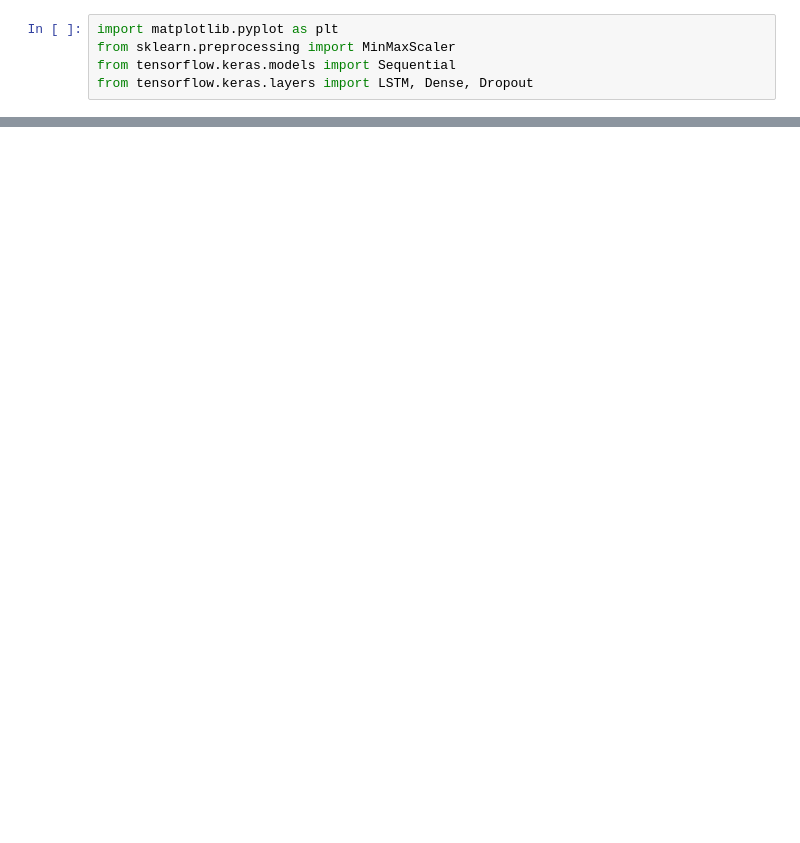
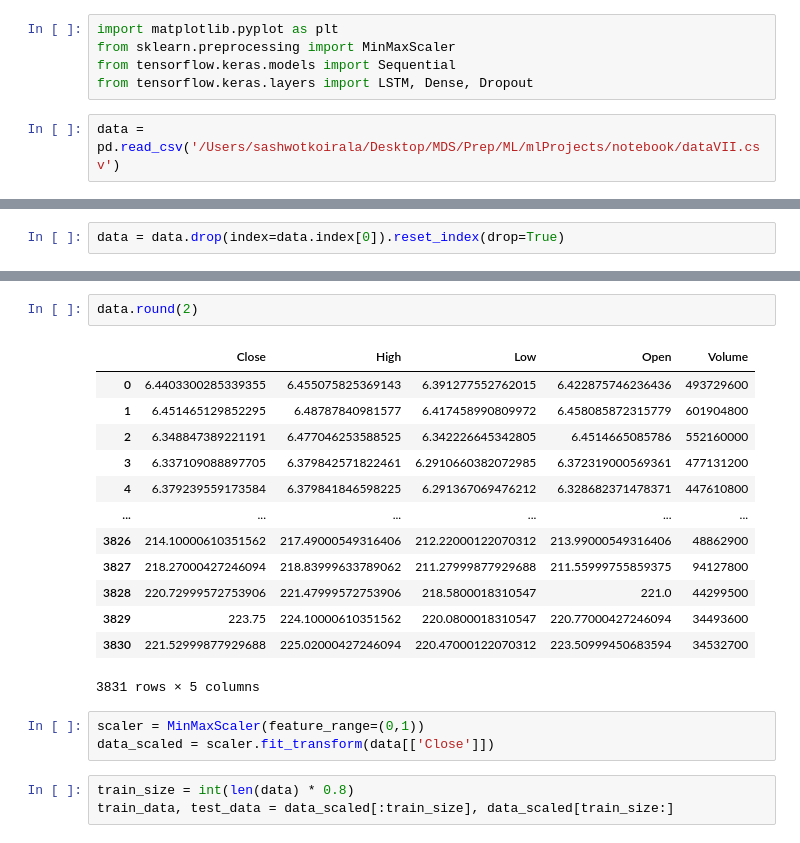
Before and after one commit to sashwot/mlProjects, a Jupyter notebook: notebook/MODELTRAINING.ipynb, the cells around one changed output, grey strips where cells are left out. Saved outputs shown, nothing was run; the diff lists cells and outputs as text; blank space fills up the shorter version.

```diff
--- a/notebook/MODELTRAINING.ipynb
+++ b/notebook/MODELTRAINING.ipynb
@@ -26,3 +26,5 @@ import matplotlib.pyplot as plt
 from sklearn.preprocessing import MinMaxScaler
 from tensorflow.keras.models import Sequential
 from tensorflow.keras.layers import LSTM, Dense, Dropout
+# %%
+data = pd.read_csv('/Users/sashwotkoirala/Desktop/MDS/Prep/ML/mlProjects/notebook/dataVII.csv')
@@ -28,0 +40,2 @@ from tensorflow.keras.layers import LSTM, Dense, Dropout
+# %%
+data = data.drop(index=data.index[0]).reset_index(drop=True)
@@ -28,0 +51,22 @@ from tensorflow.keras.layers import LSTM, Dense, Dropout
+# %%
+data.round(2)
+# %% [output]
+|  | Close | High | Low | Open | Volume |
+| 0 | 6.4403300285339355 | 6.455075825369143 | 6.391277552762015 | 6.422875746236436 | 493729600 |
+| 1 | 6.451465129852295 | 6.48787840981577 | 6.417458990809972 | 6.458085872315779 | 601904800 |
+| 2 | 6.348847389221191 | 6.477046253588525 | 6.342226645342805 | 6.4514665085786 | 552160000 |
+| 3 | 6.337109088897705 | 6.379842571822461 | 6.2910660382072985 | 6.372319000569361 | 477131200 |
+| 4 | 6.379239559173584 | 6.379841846598225 | 6.291367069476212 | 6.328682371478371 | 447610800 |
+| ... | ... | ... | ... | ... | ... |
+| 3826 | 214.10000610351562 | 217.49000549316406 | 212.22000122070312 | 213.99000549316406 | 48862900 |
+| 3827 | 218.27000427246094 | 218.83999633789062 | 211.27999877929688 | 211.55999755859375 | 94127800 |
+| 3828 | 220.72999572753906 | 221.47999572753906 | 218.5800018310547 | 221.0 | 44299500 |
+| 3829 | 223.75 | 224.10000610351562 | 220.0800018310547 | 220.77000427246094 | 34493600 |
+| 3830 | 221.52999877929688 | 225.02000427246094 | 220.47000122070312 | 223.50999450683594 | 34532700 |
+3831 rows × 5 columns
+# %%
+scaler = MinMaxScaler(feature_range=(0,1))
+data_scaled = scaler.fit_transform(data[['Close']])
+# %%
+train_size = int(len(data) * 0.8)
+train_data, test_data = data_scaled[:train_size], data_scaled[train_size:]
```
Also changed, not shown: parts of 11 cells of this notebook.
